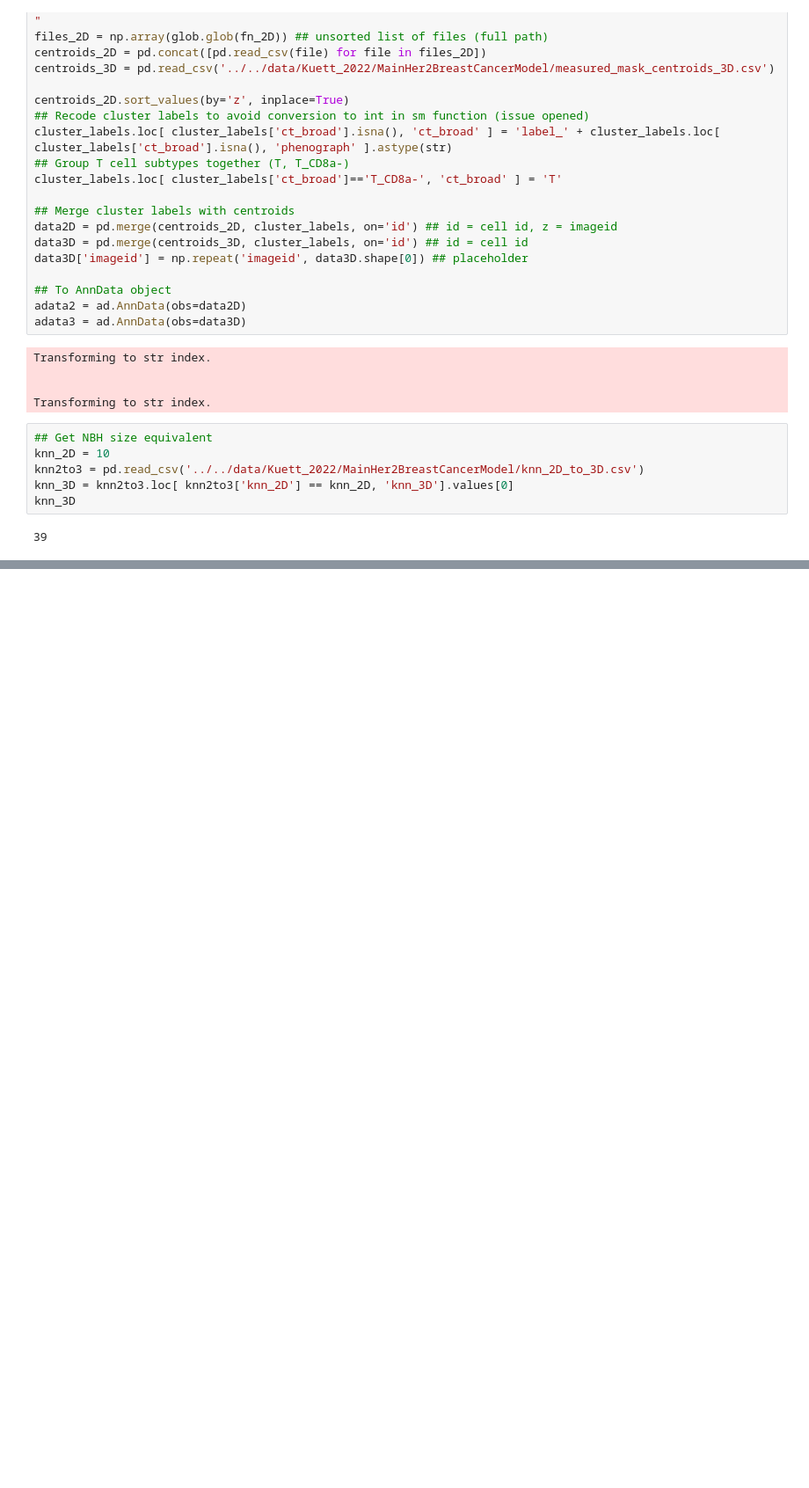
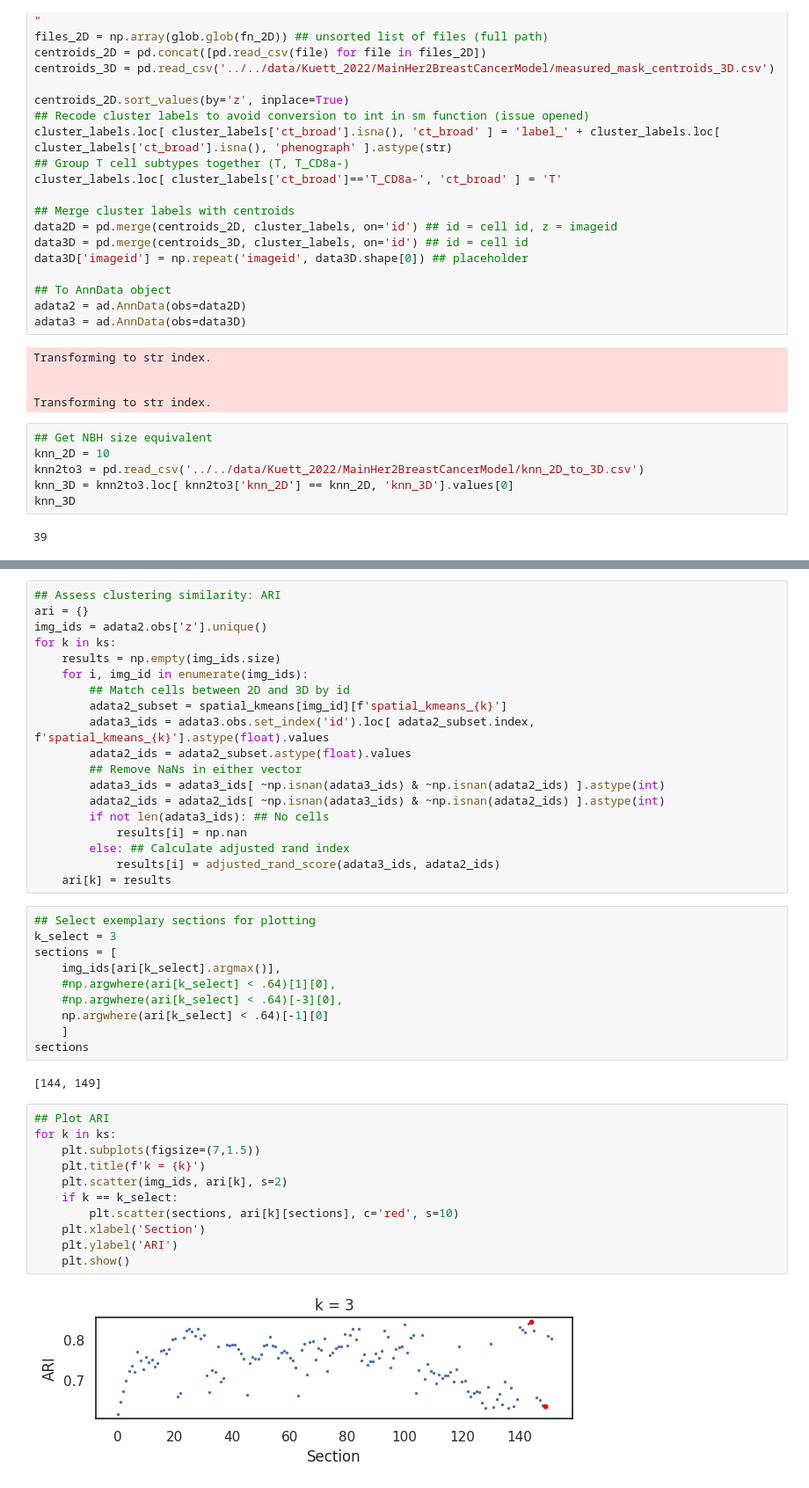
Before and after one commit to gesavoigt/master_thesis, a Jupyter notebook: scripts/nbh_analysis/scimap_niche_detection.ipynb, the cells around one changed output, grey strips where cells are left out. Shown at 88% size. Cells and saved outputs as stored; diff of their text form; blank space fills up the shorter version.

```diff
--- a/scripts/nbh_analysis/scimap_niche_detection.ipynb
+++ b/scripts/nbh_analysis/scimap_niche_detection.ipynb
@@ -47,0 +142,44 @@ knn_3D
+# %%
+## Assess clustering similarity: ARI
+ari = {}
+img_ids = adata2.obs['z'].unique()
+for k in ks:
+    results = np.empty(img_ids.size)
+    for i, img_id in enumerate(img_ids):
+        ## Match cells between 2D and 3D by id
+        adata2_subset = spatial_kmeans[img_id][f'spatial_kmeans_{k}']
+        adata3_ids = adata3.obs.set_index('id').loc[ adata2_subset.index, f'spatial_kmeans_{k}'].astype(float).values
+        adata2_ids = adata2_subset.astype(float).values
+        ## Remove NaNs in either vector
+        adata3_ids = adata3_ids[ ~np.isnan(adata3_ids) & ~np.isnan(adata2_ids) ].astype(int)
+        adata2_ids = adata2_ids[ ~np.isnan(adata3_ids) & ~np.isnan(adata2_ids) ].astype(int)
+        if not len(adata3_ids): ## No cells
+            results[i] = np.nan
+        else: ## Calculate adjusted rand index
+            results[i] = adjusted_rand_score(adata3_ids, adata2_ids)
+    ari[k] = results
+# %%
+## Select exemplary sections for plotting
+k_select = 3
+sections = [
+    img_ids[ari[k_select].argmax()],
+    #np.argwhere(ari[k_select] < .64)[1][0],
+    #np.argwhere(ari[k_select] < .64)[-3][0],
+    np.argwhere(ari[k_select] < .64)[-1][0]
+    ]
+sections
+# %% [output]
+[144, 149]
+# %%
+## Plot ARI
+for k in ks:
+    plt.subplots(figsize=(7,1.5))
+    plt.title(f'k = {k}')
+    plt.scatter(img_ids, ari[k], s=2)
+    if k == k_select:
+        plt.scatter(sections, ari[k][sections], c='red', s=10)
+    plt.xlabel('Section')
+    plt.ylabel('ARI')
+    plt.show()
+# %% [output]
+[figure, added]
```
Also changed, not shown: parts of 30 cells of this notebook.
